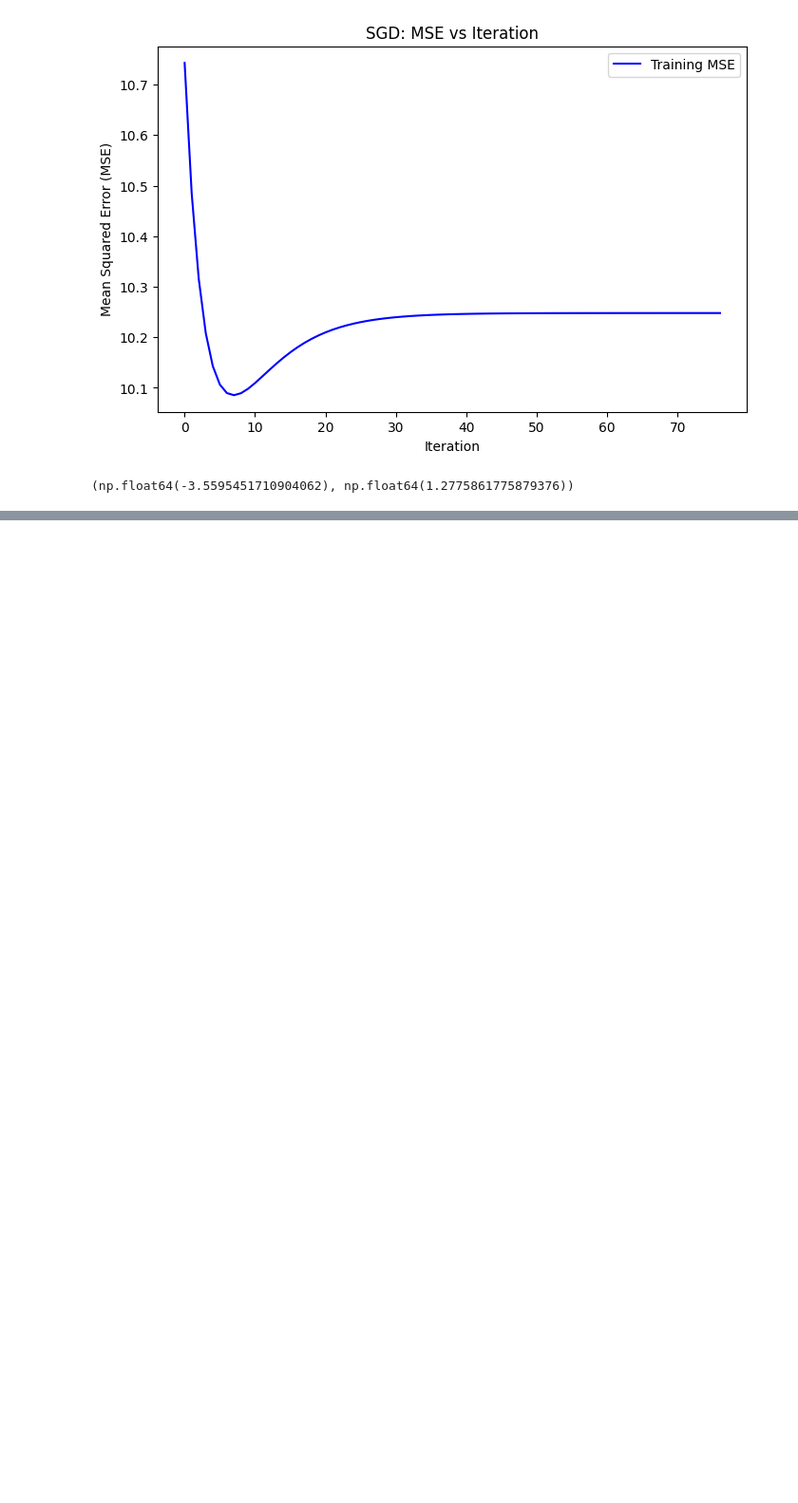
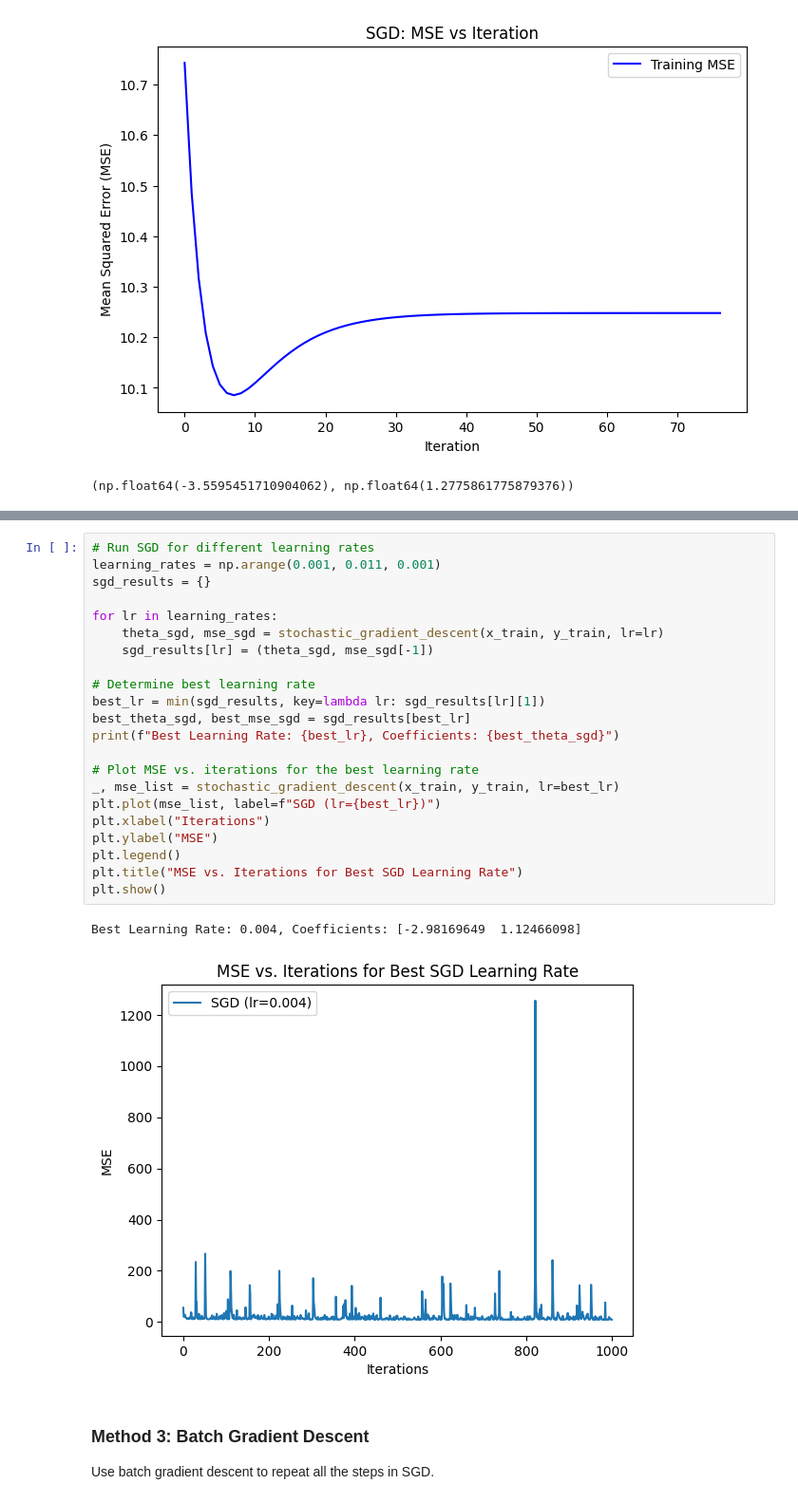
Before and after one commit to omgaikwad26/MachineLearning, a Jupyter notebook: AAI-595 - Intro to Machine Learning/HW2/OmGaikwad_HW#2P1.ipynb, the cells around one changed output, grey strips where cells are left out. Shown: that part at 95% size. Cells and saved outputs as stored; diff of their text form; blank space fills up the shorter version.

```diff
--- a/AAI-595 - Intro to Machine Learning/HW2/OmGaikwad_HW#2P1.ipynb
+++ b/AAI-595 - Intro to Machine Learning/HW2/OmGaikwad_HW#2P1.ipynb
@@ -142,0 +174,29 @@ w0_sgd, w1_sgd
+# %%
+# Run SGD for different learning rates
+learning_rates = np.arange(0.001, 0.011, 0.001)
+sgd_results = {}
+
+for lr in learning_rates:
+    theta_sgd, mse_sgd = stochastic_gradient_descent(x_train, y_train, lr=lr)
+    sgd_results[lr] = (theta_sgd, mse_sgd[-1])
+
+# Determine best learning rate
+best_lr = min(sgd_results, key=lambda lr: sgd_results[lr][1])
+best_theta_sgd, best_mse_sgd = sgd_results[best_lr]
+print(f"Best Learning Rate: {best_lr}, Coefficients: {best_theta_sgd}")
+
+# Plot MSE vs. iterations for the best learning rate
+_, mse_list = stochastic_gradient_descent(x_train, y_train, lr=best_lr)
+plt.plot(mse_list, label=f"SGD (lr={best_lr})")
+plt.xlabel("Iterations")
+plt.ylabel("MSE")
+plt.legend()
+plt.title("MSE vs. Iterations for Best SGD Learning Rate")
+plt.show()
+# %% [output]
+Best Learning Rate: 0.004, Coefficients: [-2.98169649  1.12466098]
+[figure, added]
+# %% [markdown]
+### Method 3: Batch Gradient Descent
+
+Use batch gradient descent to repeat all the steps in SGD.
```
Also changed, not shown: parts of 19 cells of this notebook, 3 other files.
